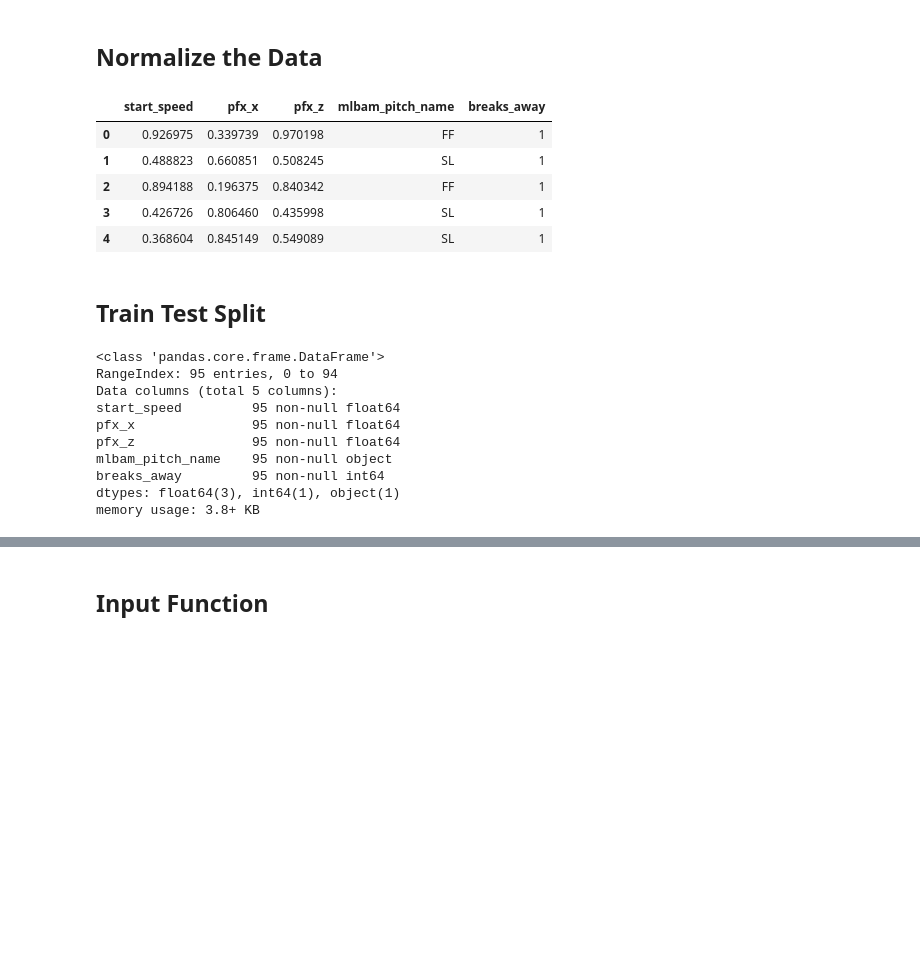
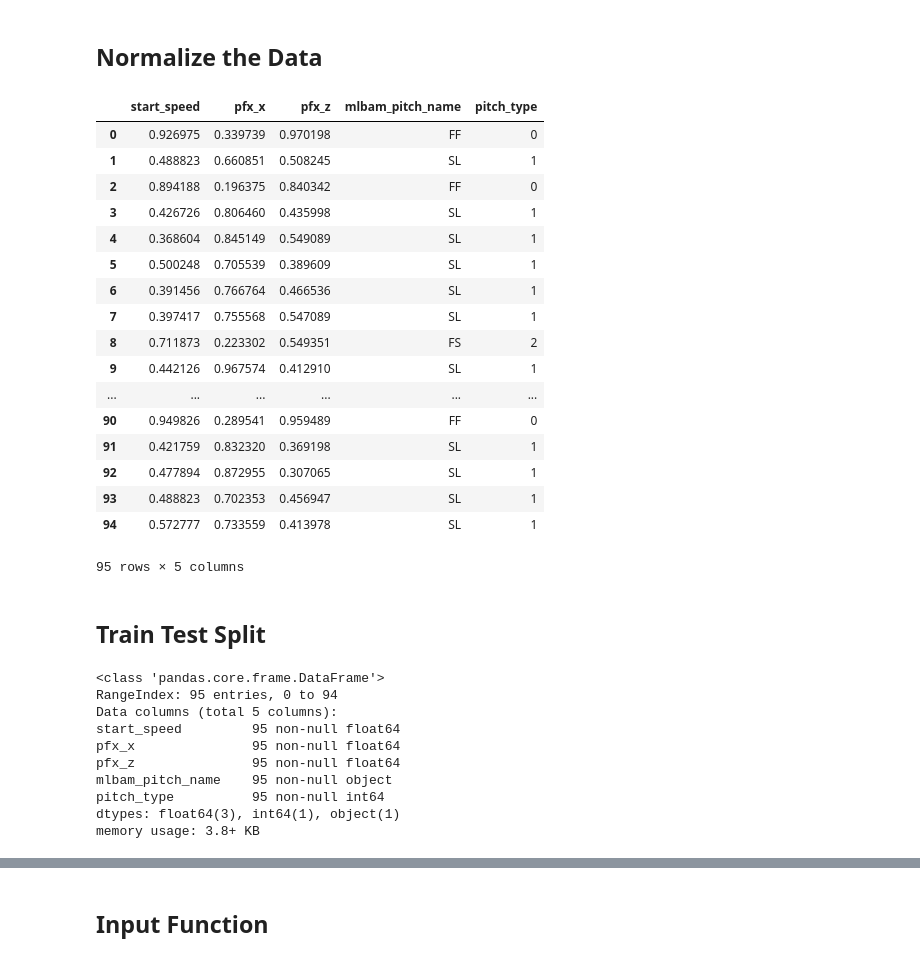
Before and after one commit to tyleragreen/pitch-classifier, a Jupyter notebook: pitch_classifier.ipynb, the cells around one changed output, grey strips where cells are left out. Drawn from its saved outputs; the diff is of its cells as text; code cells hidden in the pictures; blank space fills up the shorter version.

Commit message:
Actually classify by pitch type

```diff
--- a/pitch_classifier.ipynb
+++ b/pitch_classifier.ipynb
@@ -56,5 +58,6 @@ import matplotlib.pyplot as plt
 # %%
-pitches['mlbam_pitch_name'].unique()
+pitch_types = pitches['mlbam_pitch_name'].unique()
+pitch_types
 # %% [output]
 array(['FF', 'SL', 'FS', 'CH', 'CU', 'SI', 'FT'], dtype=object)
 # %%
@@ -75,17 +78,29 @@ plt.scatter(pitches['pfx_x'], pitches['pfx_z'], c=colors)
 cols_to_norm = ['start_speed', 'pfx_x', 'pfx_z']
 # %%
 pitches[cols_to_norm] = pitches[cols_to_norm].apply(lambda x: (x-x.min()) / (x.max() - x.min()))
-# %%
-pitches['breaks_away'] = pitches['pfx_x'].apply(lambda x: 1 if x > 0 else 0)
+# %%
+pitches['pitch_type'] = pitches['mlbam_pitch_name'].apply(lambda type_code: int(np.where(pitch_types == type_code)[0]))
 # %%
-pitches.head()
+pitches
 # %% [output]
-|  | start_speed | pfx_x | pfx_z | mlbam_pitch_name | breaks_away |
-| 0 | 0.926975 | 0.339739 | 0.970198 | FF | 1 |
+|  | start_speed | pfx_x | pfx_z | mlbam_pitch_name | pitch_type |
+| 0 | 0.926975 | 0.339739 | 0.970198 | FF | 0 |
 | 1 | 0.488823 | 0.660851 | 0.508245 | SL | 1 |
-| 2 | 0.894188 | 0.196375 | 0.840342 | FF | 1 |
+| 2 | 0.894188 | 0.196375 | 0.840342 | FF | 0 |
 | 3 | 0.426726 | 0.806460 | 0.435998 | SL | 1 |
 | 4 | 0.368604 | 0.845149 | 0.549089 | SL | 1 |
+| 5 | 0.500248 | 0.705539 | 0.389609 | SL | 1 |
+| 6 | 0.391456 | 0.766764 | 0.466536 | SL | 1 |
+| 7 | 0.397417 | 0.755568 | 0.547089 | SL | 1 |
+| 8 | 0.711873 | 0.223302 | 0.549351 | FS | 2 |
+| 9 | 0.442126 | 0.967574 | 0.412910 | SL | 1 |
+| ... | ... | ... | ... | ... | ... |
+| 90 | 0.949826 | 0.289541 | 0.959489 | FF | 0 |
+| 91 | 0.421759 | 0.832320 | 0.369198 | SL | 1 |
+| 92 | 0.477894 | 0.872955 | 0.307065 | SL | 1 |
+| 93 | 0.488823 | 0.702353 | 0.456947 | SL | 1 |
+| 94 | 0.572777 | 0.733559 | 0.413978 | SL | 1 |
+95 rows × 5 columns
 # %%
 import tensorflow as tf
 # %%
@@ -106,7 +121,7 @@ start_speed         95 non-null float64
 pfx_x               95 non-null float64
 pfx_z               95 non-null float64
 mlbam_pitch_name    95 non-null object
-breaks_away         95 non-null int64
+pitch_type          95 non-null int64
 dtypes: float64(3), int64(1), object(1)
 memory usage: 3.8+ KB
 # %%
```
Also changed, not shown: parts of 9 cells of this notebook.
